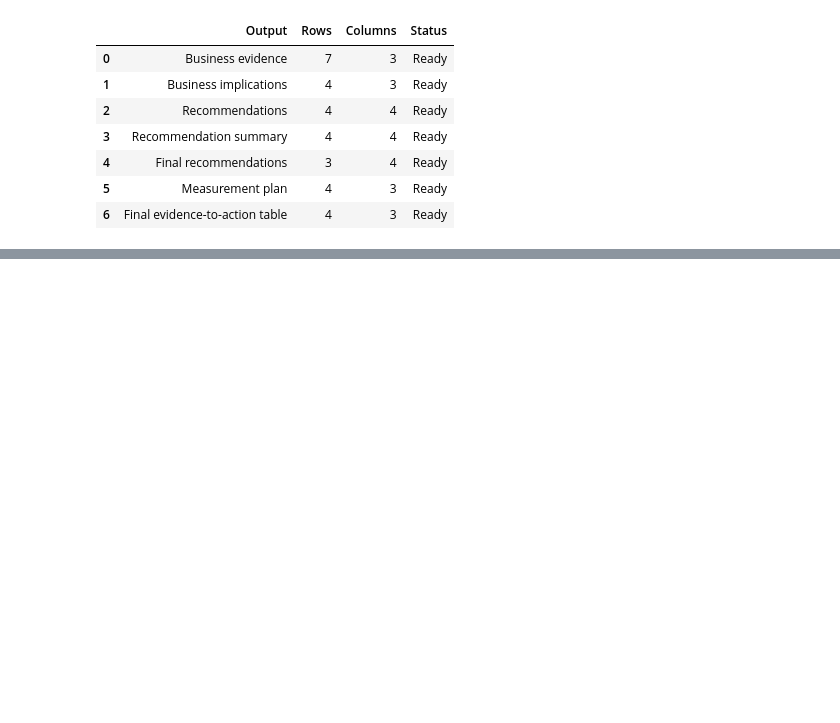
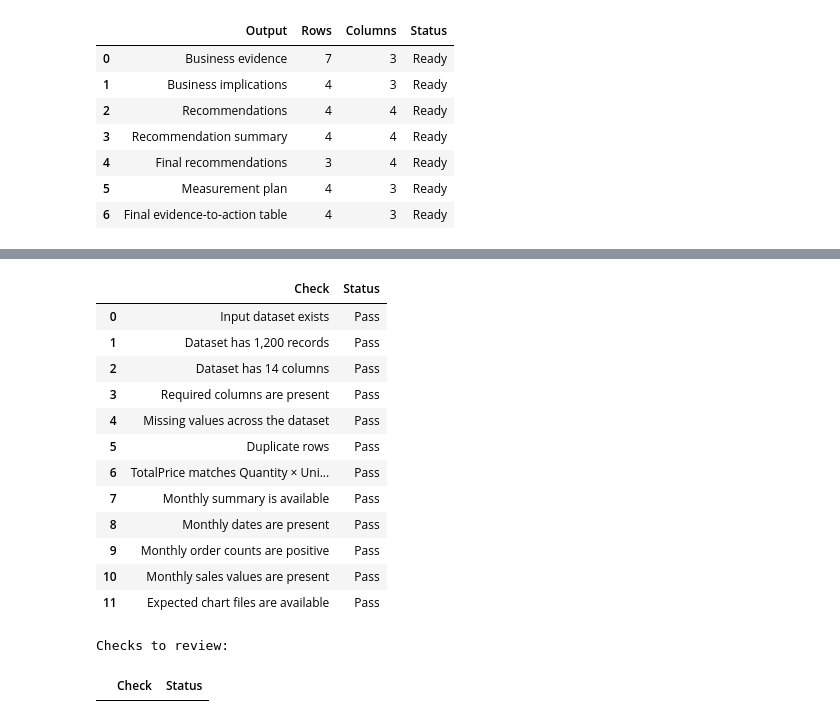
Before and after one commit to francisparwez/exploratory-data-analysis, a Jupyter notebook: notebooks/exploratory_data_analysis.ipynb, the cells around one changed output, grey strips where cells are left out. Drawn from its saved outputs; the diff is of its cells as text; code cells hidden in the pictures; blank space fills up the shorter version.

Commit message:
09 Completed Final Presentation & Quality

```diff
--- a/notebooks/exploratory_data_analysis.ipynb
+++ b/notebooks/exploratory_data_analysis.ipynb
@@ -4207,0 +4374,19 @@ display(task7_check)
+# %%
+# Check the monthly summary used for trend analysis
+monthly_check = pd.DataFrame({
+    "Check": [
+        "Monthly summary is available",
+        "Monthly dates are present",
+        "Monthly order counts are positive",
+        "Monthly sales values are present"
+    ],
+    "Status": [
+        "Pass" if not monthly_summary.empty else "Review",
+        "Pass" if monthly_summary["Date"].notna().all() else "Review",
+        "Pass" if (monthly_summary["Orders"] > 0).all() else "Review",
+        "Pass" if monthly_summary["TotalSales"].notna().all() else "Review"
+    ]
+})
+
+display(monthly_check)
+print("Months in summary:", len(monthly_summary))
@@ -4207,0 +4464,52 @@ display(task7_check)
+# %%
+# Bring the main quality checks together
+quality_results = pd.concat(
+    [
+        dataset_check[["Check", "Status"]],
+        column_check[["Check", "Status"]],
+        record_check[["Check", "Status"]],
+        price_check[["Check", "Status"]],
+        monthly_check[["Check", "Status"]]
+    ],
+    ignore_index=True
+)
+
+quality_results = pd.concat(
+    [
+        quality_results,
+        pd.DataFrame({
+            "Check": ["Expected chart files are available"],
+            "Status": [
+                "Pass"
+                if chart_check["Exists"].all()
+                else "Review"
+            ]
+        })
+    ],
+    ignore_index=True
+)
+
+display(quality_results)
+
+print("\nChecks to review:")
+display(
+    quality_results[
+        quality_results["Status"] != "Pass"
+    ]
+)
+# %% [output]
+|  | Check | Status |
+| 0 | Input dataset exists | Pass |
+| 1 | Dataset has 1,200 records | Pass |
+| 2 | Dataset has 14 columns | Pass |
+| 3 | Required columns are present | Pass |
+| 4 | Missing values across the dataset | Pass |
+| 5 | Duplicate rows | Pass |
+| 6 | TotalPrice matches Quantity × Uni... | Pass |
+| 7 | Monthly summary is available | Pass |
+| 8 | Monthly dates are present | Pass |
+| 9 | Monthly order counts are positive | Pass |
+| 10 | Monthly sales values are present | Pass |
+| 11 | Expected chart files are available | Pass |
+Checks to review:
+|  | Check | Status |
```
Also changed, not shown: parts of 14 cells of this notebook, 6 other files.
